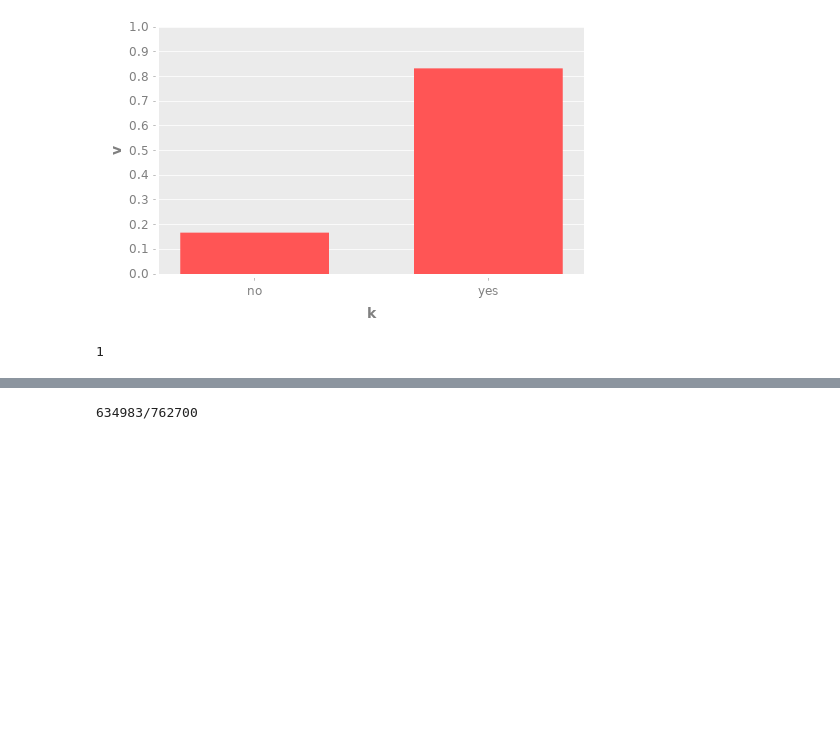
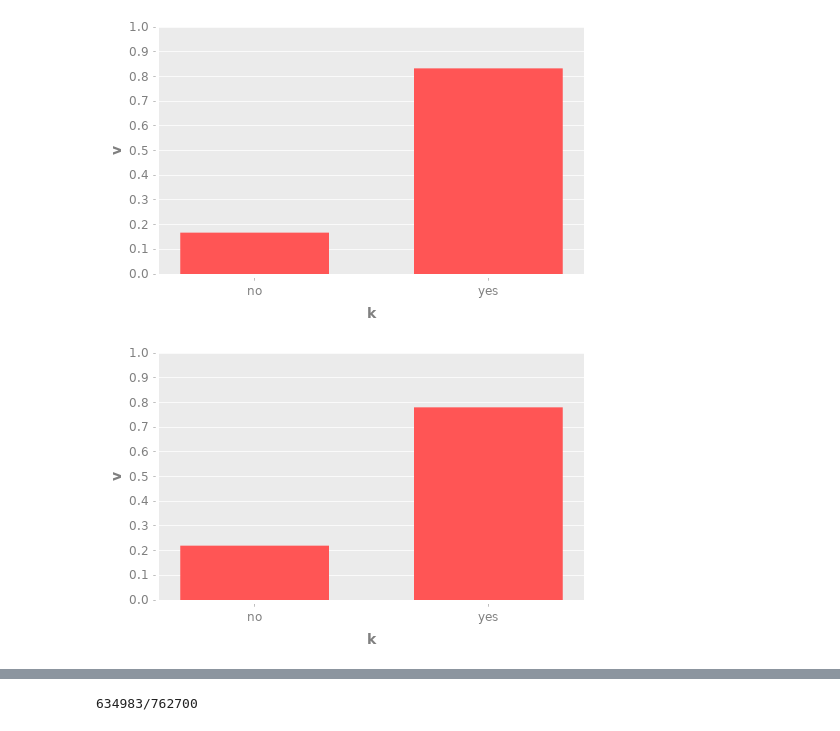
Before and after one commit to jtcbrule/whittemore, a Jupyter notebook: data-tests.ipynb, the cells around one changed output, grey strips where cells are left out. Saved outputs shown, nothing was run; the diff lists cells and outputs as text; code cells hidden in the pictures; blank space fills up the shorter version.

```diff
--- a/data-tests.ipynb
+++ b/data-tests.ipynb
@@ -2,6 +2,7 @@
 (require '[acausal.core :as a :refer [defmodel q p]]
          '[acausal.plot :as plt]
          '[clojure.repl :refer [doc]]
+         '[acausal.html-table]
          :reload)
 # %%
 (def kidney-data
@@ -64,7 +68,11 @@ $$\left[ \sum_{\text{size}} \left[ \sum_{\text{success}, \text{treatment}} P(\te
 (plt/plot-distribution tmp)
 # %% [output]
 [figure]
-# %%
-(-> tmp :pmf keys first keys count)
-# %% [output]
-1
+# %%
+(plt/plot-distribution
+    (a/estimate-categorical
+        kidney-distribution
+        (q [:success] :given [:treatment])
+        {:treatment "surgery"}))
+# %% [output]
+[figure, added]
```
Also changed, not shown: parts of 12 cells of this notebook, 3 other files.
